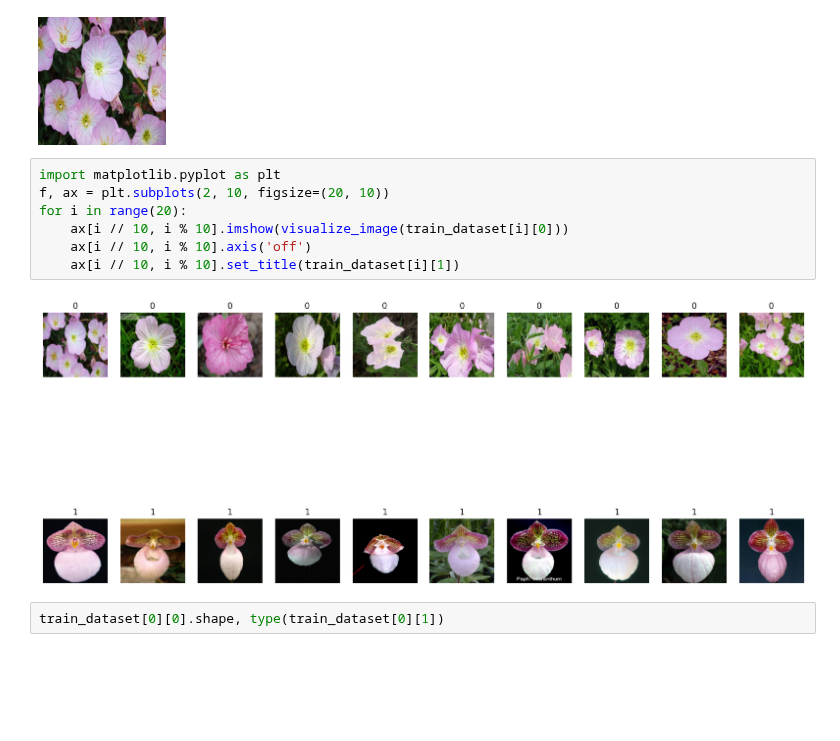
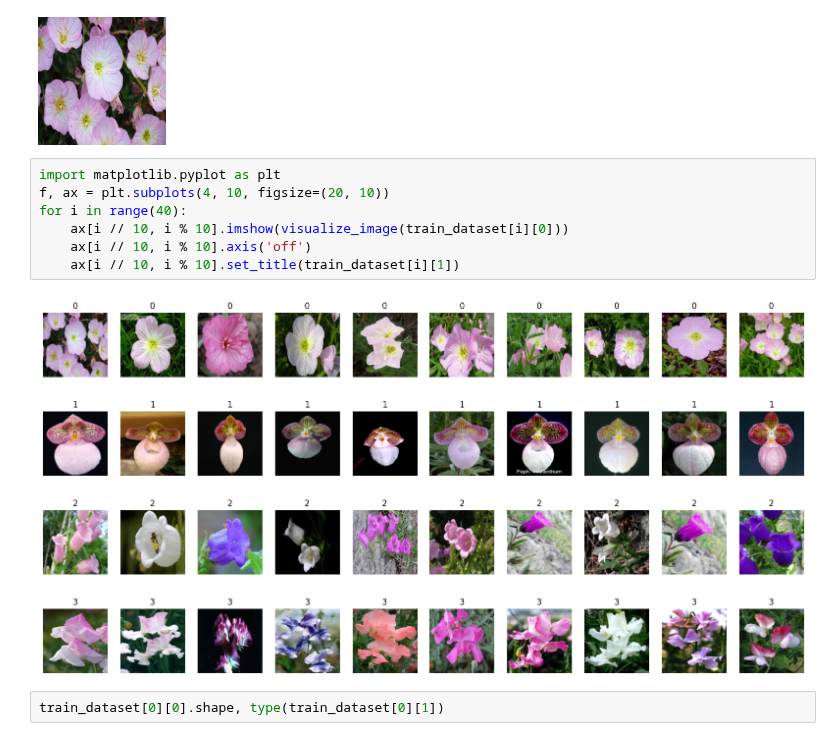
Before and after one commit to AnkitaSavaliya/AIH, a Jupyter notebook: DeepLearning/class/module1/lin_reg.ipynb, the cells around one changed output. Saved outputs shown, nothing was run; the diff lists cells and outputs as text; blank space fills up the shorter version.

```diff
--- a/DeepLearning/class/module1/lin_reg.ipynb
+++ b/DeepLearning/class/module1/lin_reg.ipynb
@@ -26,13 +26,13 @@ Downloading https://thor.robots.ox.ac.uk/flowers/102/setid.mat to data/flowers-1
 [figure]
 # %%
 import matplotlib.pyplot as plt
-f, ax = plt.subplots(2, 10, figsize=(20, 10))
-for i in range(20):
+f, ax = plt.subplots(4, 10, figsize=(20, 10))
+for i in range(40):
     ax[i // 10, i % 10].imshow(visualize_image(train_dataset[i][0]))
     ax[i // 10, i % 10].axis('off')
     ax[i // 10, i % 10].set_title(train_dataset[i][1])
 # %% [output]
-[figure, old version]
+[figure, new version]
 # %%
 train_dataset[0][0].shape, type(train_dataset[0][1])
 # %% [output]
```
Also changed, not shown: parts of 13 cells of this notebook.
